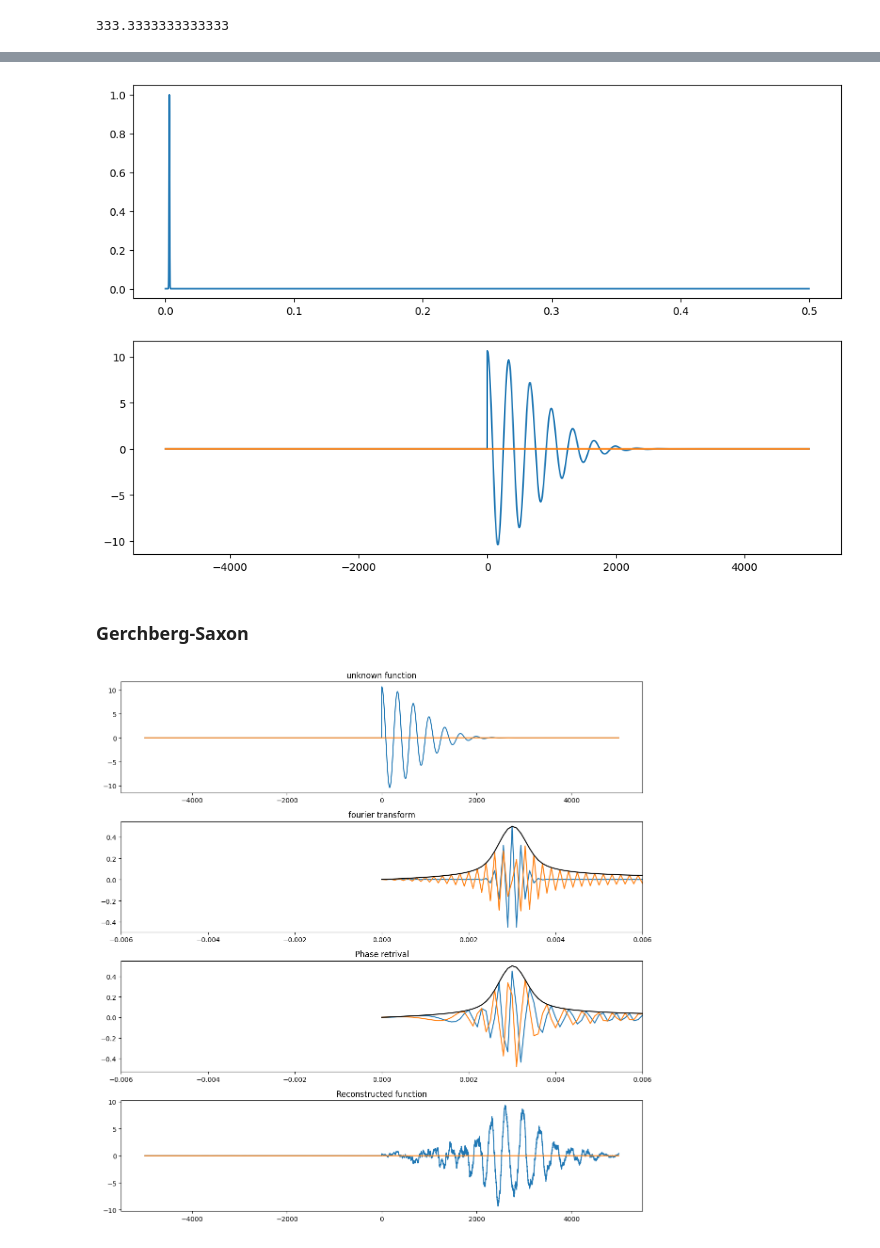
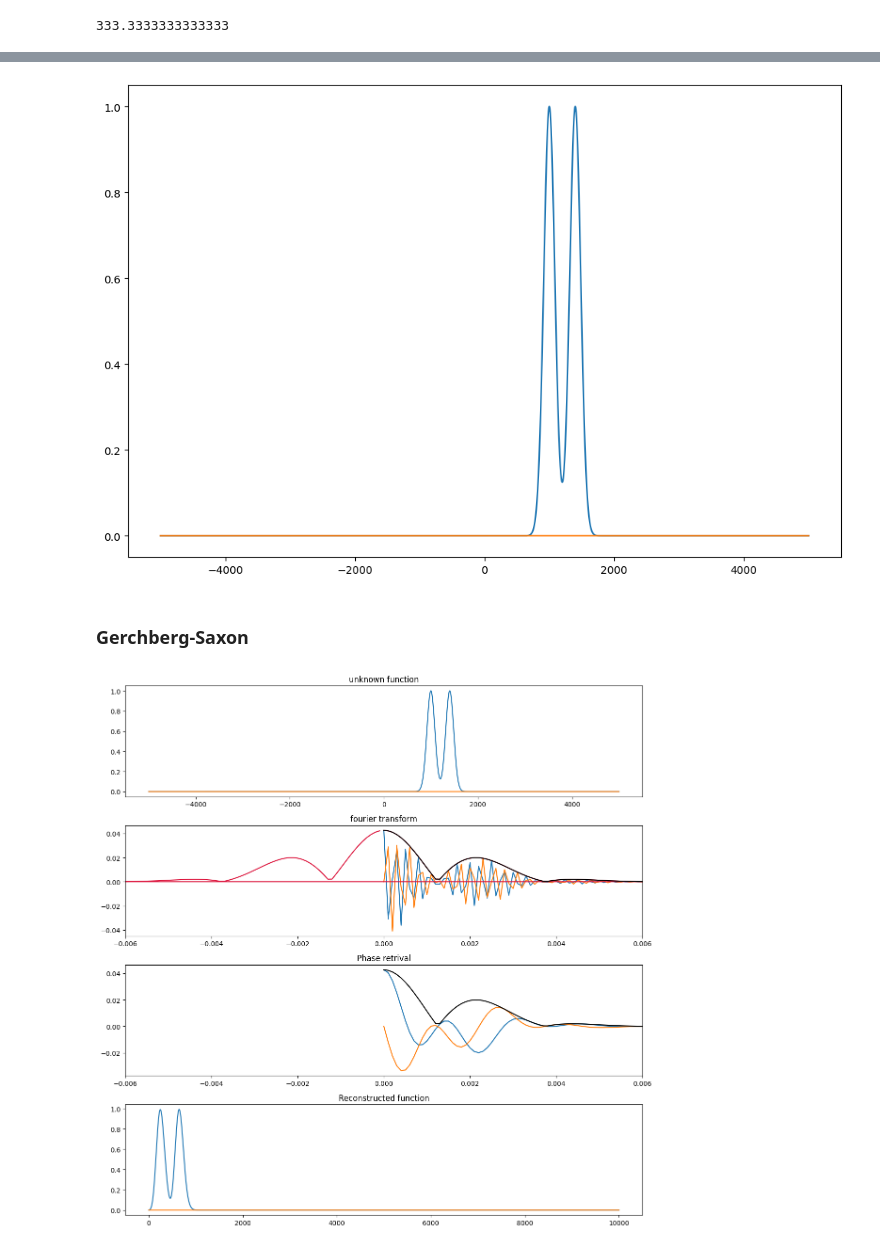
Before and after one commit to Jammi-Dodgers/THz-interferometry, a Jupyter notebook: gerchberg_saxon_test.ipynb, the cells around one changed output, grey strips where cells are left out. Drawn from its saved outputs; the diff is of its cells as text; code cells hidden in the pictures.

Commit message:
gerchberg-saxon algorithm now works :)

```diff
--- a/gerchberg_saxon_test.ipynb
+++ b/gerchberg_saxon_test.ipynb
@@ -43,18 +45,12 @@ print(1/central_wavenumber) # effective wavelength in pixels
 # %% [output]
 333.3333333333333
 # %%
-wavenumbers = np.fft.rfftfreq(array_length, 1)
-amplitudes = FTIR.gaussian(wavenumbers, central_wavenumber, FWHM_wavenumber)
-intensity = np.fft.irfft(amplitudes, norm= "forward")
-intensity = np.fft.fftshift(intensity)
 displacement = np.arange(array_length) - array_length//2
+intensity = FTIR.gaussian(displacement, 1000, 200) +FTIR.gaussian(displacement, 1400, 200)
 
-fig, axs = plt.subplots(2,1, figsize= (12,8))
-
-axs[0].plot(wavenumbers, amplitudes)
-#axs[0].set(xlim= (central_wavenumber-FWHM_wavenumber, central_wavenumber+2*FWHM_wavenumber))
-axs[1].plot(displacement, intensity.real)
-axs[1].plot(displacement, intensity.imag)
+fig, axs = plt.subplots(1,1, figsize= (12,8))
+axs.plot(displacement, intensity.real)
+axs.plot(displacement, intensity.imag)
 
 plt.show()
 # %% [output]
@@ -63,15 +59,13 @@ plt.show()
 intensity = make_causal(displacement, intensity)
 intensity = intensity.real
 # %%
-fig, axs = plt.subplots(2,1, figsize= (12,8))
+fig, axs = plt.subplots(1,1, figsize= (12,8))
 
-axs[0].plot(wavenumbers, amplitudes)
-#axs[0].set(xlim= (central_wavenumber-FWHM_wavenumber, central_wavenumber+2*FWHM_wavenumber))
-axs[1].plot(displacement, intensity.real)
-axs[1].plot(displacement, intensity.imag)
+axs.plot(displacement, intensity.real)
+axs.plot(displacement, intensity.imag)
 
 plt.show()
 # %% [output]
-[figure, old version]
+[figure, new version]
 # %% [markdown]
 ### Gerchberg-Saxon
@@ -102,37 +104,39 @@ def gerchberg_saxon(rho, initial_guess, iterations= 10000):
     return np.angle(FT1)
 # %%
 amplitudes = np.fft.rfft(intensity, norm= "forward")
-wavenumbers = np.fft.rfftfreq(array_length, 1)
+positive_wavenumbers = np.fft.rfftfreq(array_length, 1)
+wavenumbers = np.fft.fftfreq(array_length, 1)
 
 fig, axs = plt.subplots(4,1, figsize= (12,12))
 
 axs[0].plot(displacement, intensity.real)
 axs[0].plot(displacement, intensity.imag)
 axs[0].set(title= "unknown function")
-axs[1].plot(wavenumbers, amplitudes.real)
-axs[1].plot(wavenumbers, amplitudes.imag)
+axs[1].plot(positive_wavenumbers, amplitudes.real)
+axs[1].plot(positive_wavenumbers, amplitudes.imag)
 axs[1].set(xlim= (-2*central_wavenumber, 2*central_wavenumber), title= "fourier transform")
 
-amplitudes_gs = np.abs(amplitudes)[wavenumbers >= 0] #throw away all phase infomation
-wavenumbers = wavenumbers[wavenumbers >= 0]
+amplitudes_gs = np.abs(amplitudes) #throw away all phase infomation
+rho = np.concatenate((amplitudes_gs, amplitudes_gs[-1:0:-1])) if array_length %2 else np.concatenate((amplitudes_gs, amplitudes_gs[-2:0:-1])) #the power spectrum must be symetrical because the bunch profile is real.
 
-axs[1].plot(wavenumbers, np.abs(amplitudes_gs), color= "k")
+axs[1].plot(wavenumbers, rho, color= "crimson")
+axs[1].plot(positive_wavenumbers, np.abs(amplitudes_gs), color= "k")
 
-phase = gerchberg_saxon(amplitudes_gs, np.random.rand(array_length)) # find the phase using gs
+phase = gerchberg_saxon(amplitudes_gs, np.zeros(array_length)) # find the phase using gs
 amplitudes_gs = amplitudes_gs *np.exp(1j *phase)
 
-axs[2].plot(wavenumbers, amplitudes_gs.real)
-axs[2].plot(wavenumbers, amplitudes_gs.imag)
+axs[2].plot(positive_wavenumbers, amplitudes_gs.real)
+axs[2].plot(positive_wavenumbers, amplitudes_gs.imag)
 axs[2].set(xlim= (-2*central_wavenumber, 2*central_wavenumber), title= "Phase retrival")
-axs[2].plot(wavenumbers, np.abs(amplitudes_gs), color= "k")
+axs[2].plot(positive_wavenumbers, np.abs(amplitudes_gs), color= "k")
 
-intensity_gs = np.fft.ifftshift(np.fft.irfft(amplitudes_gs, n= array_length, norm= "forward"))
+intensity_gs = np.fft.irfft(amplitudes_gs, n= array_length, norm= "forward")
 
-axs[3].plot(displacement, intensity_gs.real)
-axs[3].plot(displacement, intensity_gs.imag)
+axs[3].plot(intensity_gs.real)
+axs[3].plot(intensity_gs.imag)
 axs[3].set(title= "Reconstructed function")
 
 plt.tight_layout()
 plt.show()
 # %% [output]
-[figure, old version]
+[figure, new version]
```
Also changed, not shown: parts of 4 cells of this notebook, 1 other file.
